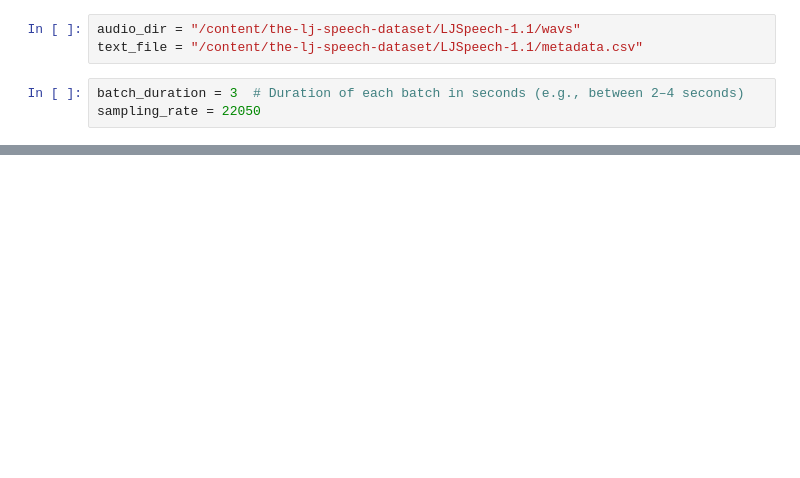
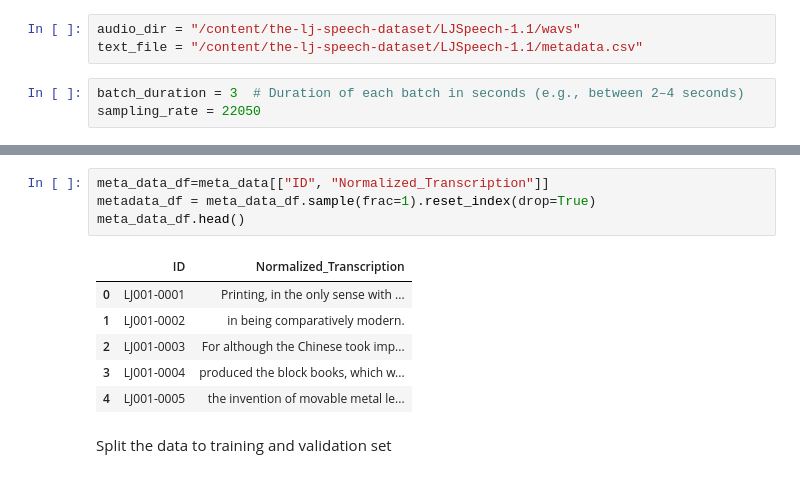
Before and after one commit to Amalaseeli/speech-processing-and-Analysis, a Jupyter notebook: speech_processing_and_analysis.ipynb, the cells around one changed output, grey strips where cells are left out. Saved outputs shown, nothing was run; the diff lists cells and outputs as text; blank space fills up the shorter version.

```diff
--- a/speech_processing_and_analysis.ipynb
+++ b/speech_processing_and_analysis.ipynb
@@ -248,0 +166,13 @@ for idx, row in meta_data.iterrows():
+# %%
+meta_data_df=meta_data[["ID", "Normalized_Transcription"]]
+metadata_df = meta_data_df.sample(frac=1).reset_index(drop=True)
+meta_data_df.head()
+# %% [output]
+|  | ID | Normalized_Transcription |
+| 0 | LJ001-0001 | Printing, in the only sense with ... |
+| 1 | LJ001-0002 | in being comparatively modern. |
+| 2 | LJ001-0003 | For although the Chinese took imp... |
+| 3 | LJ001-0004 | produced the block books, which w... |
+| 4 | LJ001-0005 | the invention of movable metal le... |
+# %% [markdown]
+Split the data to training and validation set
```
Also changed, not shown: parts of 17 cells of this notebook.
